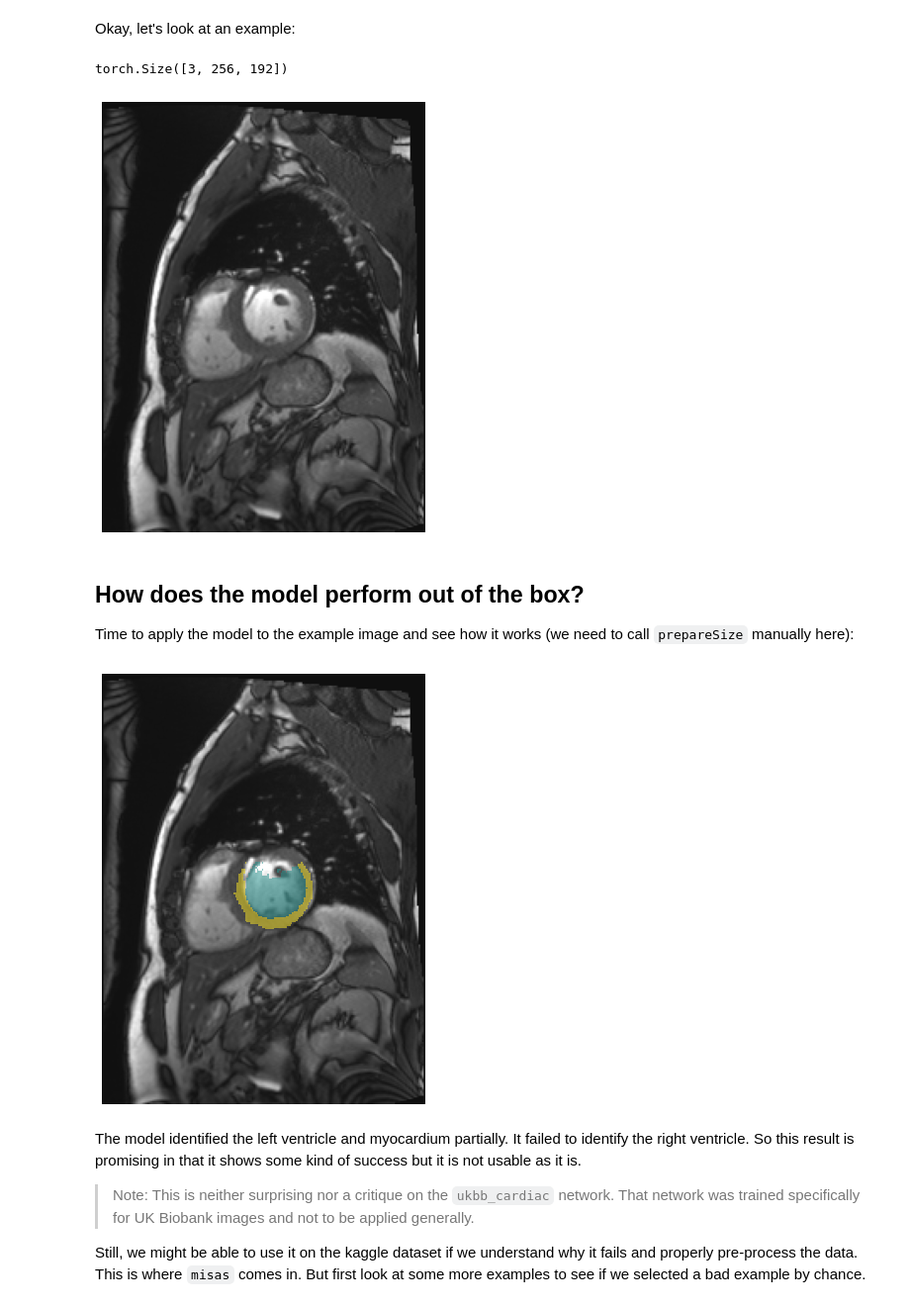
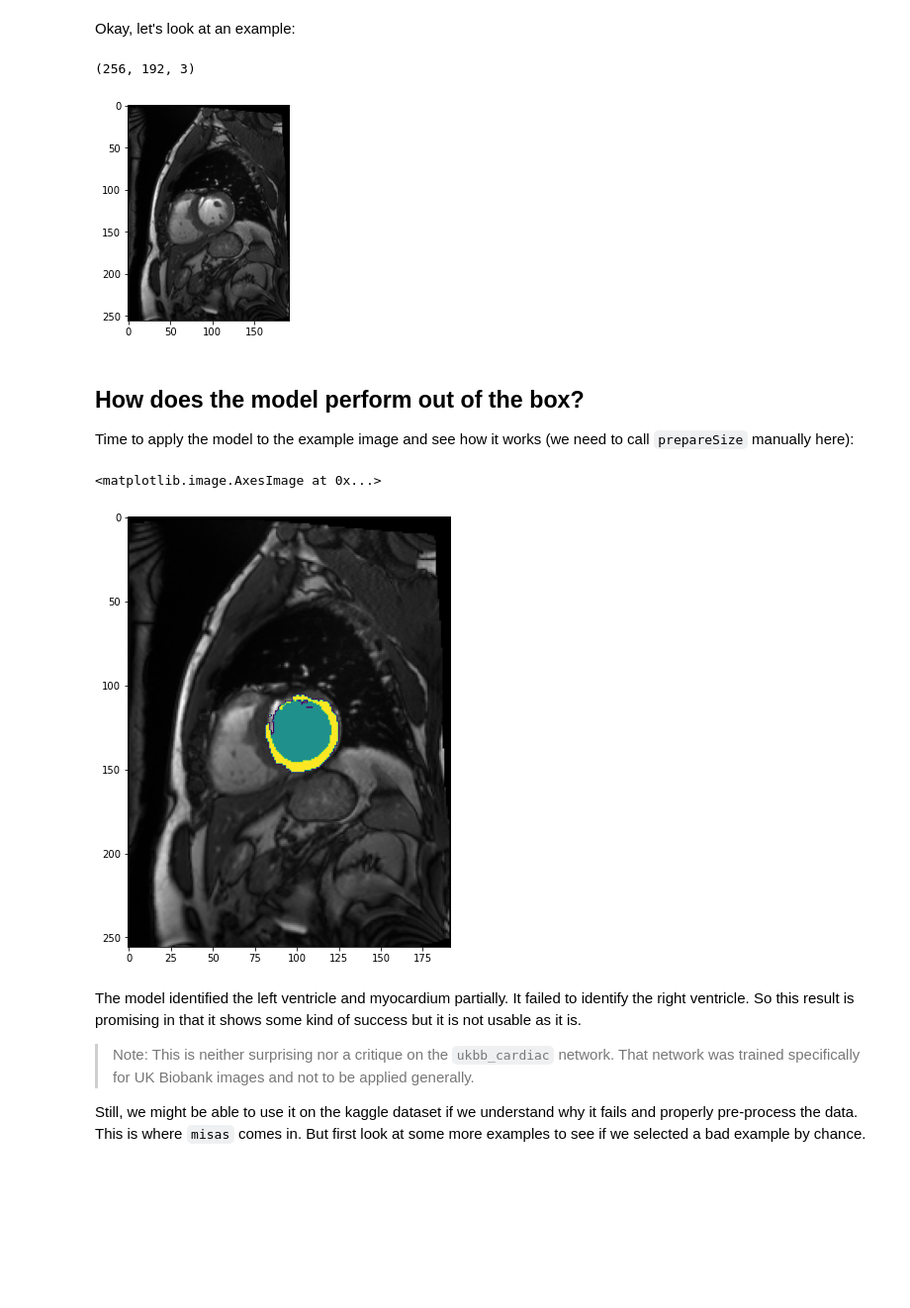
Before and after one commit to chfc-cmi/misas, a Jupyter notebook: 02_ukbb_on_kaggle.ipynb, the cells around one changed output. Shown at 99% size. Saved outputs shown, nothing was run; the diff lists cells and outputs as text; code cells hidden in the pictures; blank space fills up the shorter version.

```diff
--- a/02_ukbb_on_kaggle.ipynb
+++ b/02_ukbb_on_kaggle.ipynb
@@ -85,12 +50,19 @@ def read_dcm(fname):
+# %%
+def prepareImage(fname):
+    ds = dcmread(fname)
+    img = (ds.pixel_array.astype(np.int16))
+    img = (img/img.max()*255).astype(np.uint8)
+    img = Image.fromarray(np.array(img))
+    return img.convert("RGB")
 # %% [markdown]
 Okay, let's look at an example:
 # %%
-img = read_dcm("example/kaggle/117_sax_76_IM-11654-0005.dcm")
-img.show(figsize=(8,8))
-img.shape
+img = prepareImage("example/kaggle/117_sax_76_IM-11654-0005.dcm")
+plt.imshow(img)
+print(np.array(img).shape)
 # %% [output]
-torch.Size([3, 256, 192])
+(256, 192, 3)
-[figure, old version]
+[figure, new version]
 # %% [markdown]
 ## How does the model perform out of the box?
 
@@ -98,10 +70,13 @@ Time to apply the model to the example image and see how it works (we need to ca
 # %%
 img = model.prepareSize(img)
 fig,ax = plt.subplots(figsize=(8,8))
-img.show(ax=ax)
-model.predict(img)[0].show(ax=ax, cmap=default_cmap)
+plt.imshow(img)
+#model.predict(img)[0].show(ax=ax, cmap=default_cmap)
+pred=model.predict(img)
+plt.imshow(pred, cmap=default_cmap)
 # %% [output]
+<matplotlib.image.AxesImage at 0x...>
-[figure, old version]
+[figure, new version]
 # %% [markdown]
 The model identified the left ventricle and myocardium partially. It failed to identify the right ventricle. So this result is promising in that it shows some kind of success but it is not usable as it is.
 
```
Also changed, not shown: parts of 29 cells of this notebook, 1 other file.
